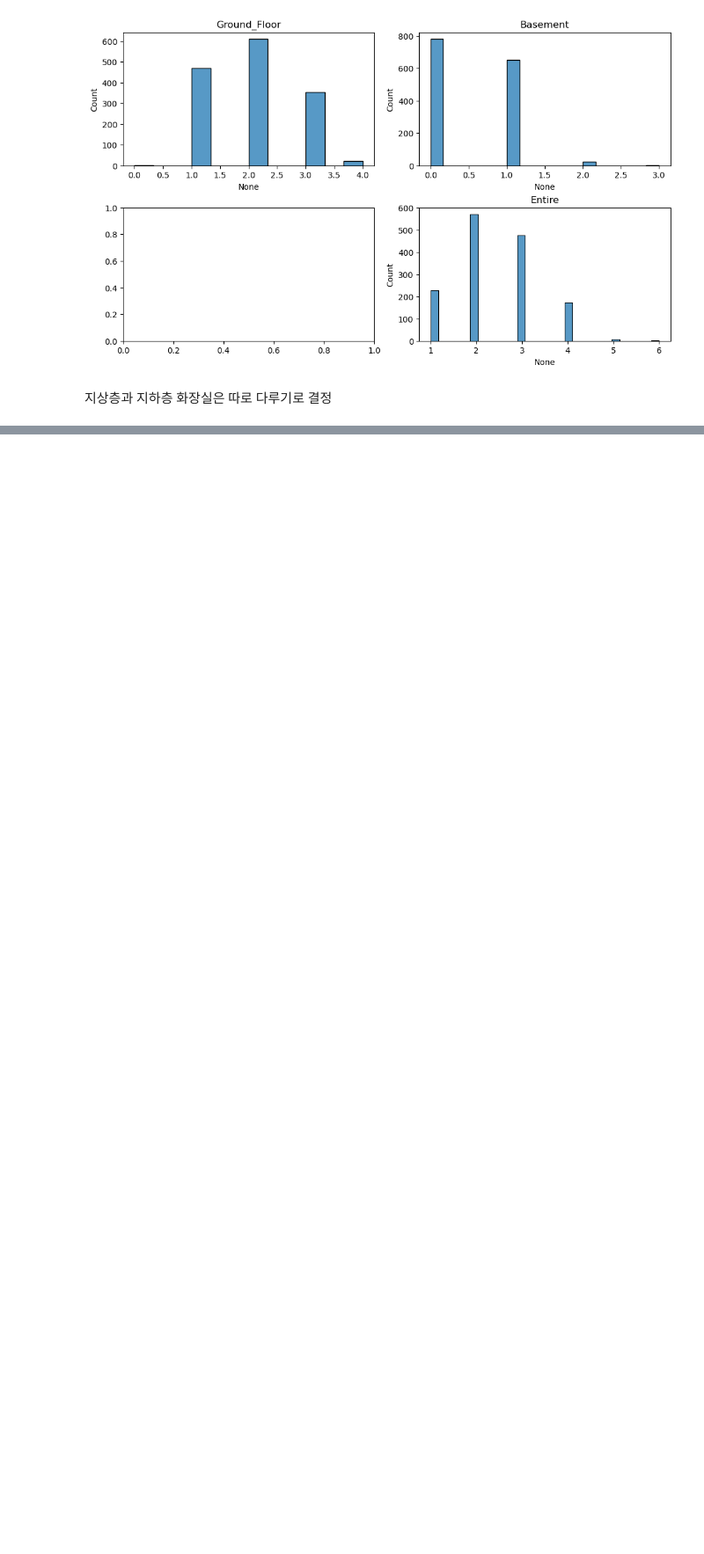
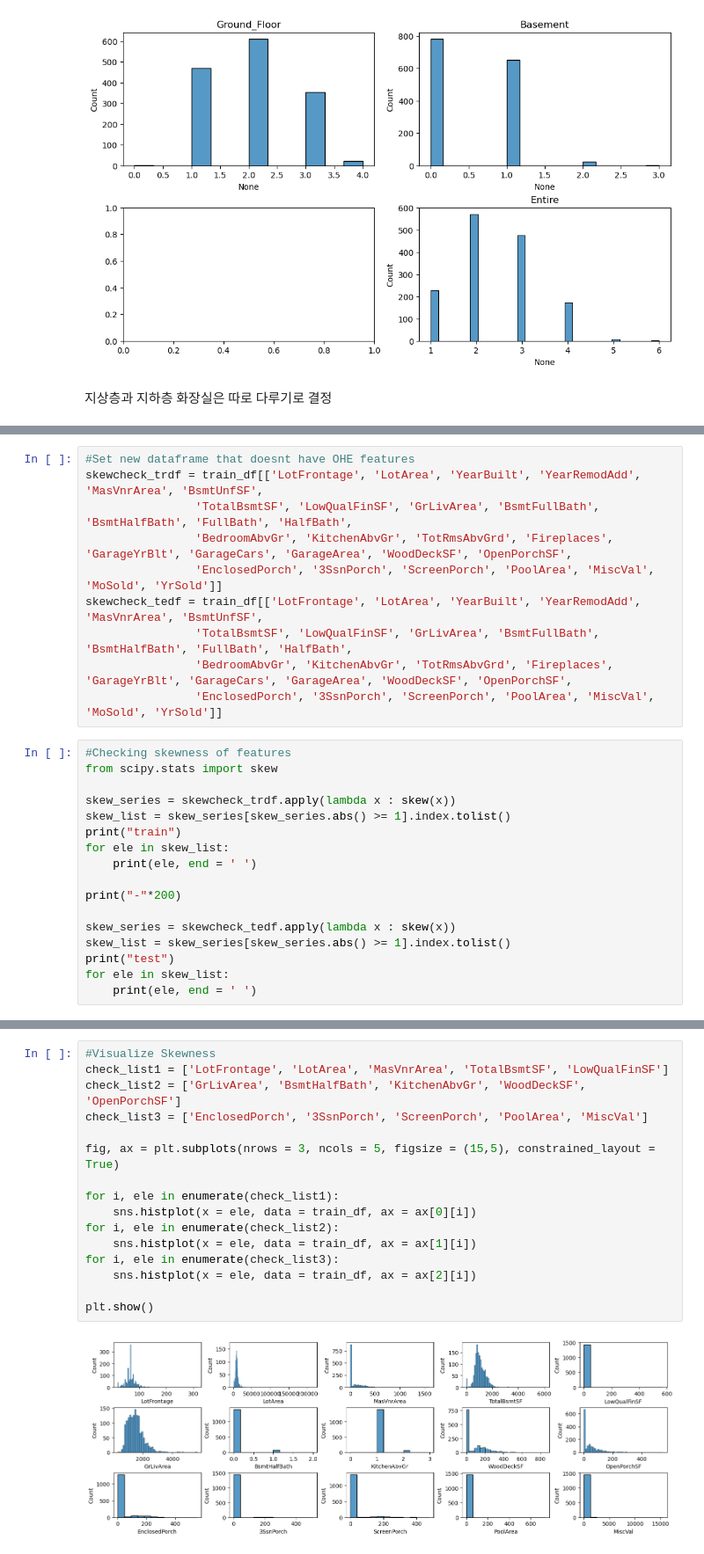
Before and after one commit to JeongHun01/Kaggle, a Jupyter notebook: House_prices/Data_Analysis.ipynb, the cells around one changed output, grey strips where cells are left out. Shown at 88% size. Drawn from its saved outputs; the diff is of its cells as text; blank space fills up the shorter version.

```diff
--- a/House_prices/Data_Analysis.ipynb
+++ b/House_prices/Data_Analysis.ipynb
@@ -772,0 +770,27 @@ print(train_df.columns.tolist())
+# %%
+#Set new dataframe that doesnt have OHE features
+skewcheck_trdf = train_df[['LotFrontage', 'LotArea', 'YearBuilt', 'YearRemodAdd', 'MasVnrArea', 'BsmtUnfSF',
+                'TotalBsmtSF', 'LowQualFinSF', 'GrLivArea', 'BsmtFullBath', 'BsmtHalfBath', 'FullBath', 'HalfBath',
+                'BedroomAbvGr', 'KitchenAbvGr', 'TotRmsAbvGrd', 'Fireplaces', 'GarageYrBlt', 'GarageCars', 'GarageArea', 'WoodDeckSF', 'OpenPorchSF',
+                'EnclosedPorch', '3SsnPorch', 'ScreenPorch', 'PoolArea', 'MiscVal', 'MoSold', 'YrSold']]
+skewcheck_tedf = train_df[['LotFrontage', 'LotArea', 'YearBuilt', 'YearRemodAdd', 'MasVnrArea', 'BsmtUnfSF',
+                'TotalBsmtSF', 'LowQualFinSF', 'GrLivArea', 'BsmtFullBath', 'BsmtHalfBath', 'FullBath', 'HalfBath',
+                'BedroomAbvGr', 'KitchenAbvGr', 'TotRmsAbvGrd', 'Fireplaces', 'GarageYrBlt', 'GarageCars', 'GarageArea', 'WoodDeckSF', 'OpenPorchSF',
+                'EnclosedPorch', '3SsnPorch', 'ScreenPorch', 'PoolArea', 'MiscVal', 'MoSold', 'YrSold']]
+# %%
+#Checking skewness of features
+from scipy.stats import skew
+
+skew_series = skewcheck_trdf.apply(lambda x : skew(x))
+skew_list = skew_series[skew_series.abs() >= 1].index.tolist()
+print("train")
+for ele in skew_list:
+    print(ele, end = ' ')
+
+print("-"*200)
+
+skew_series = skewcheck_tedf.apply(lambda x : skew(x))
+skew_list = skew_series[skew_series.abs() >= 1].index.tolist()
+print("test")
+for ele in skew_list:
+    print(ele, end = ' ')
@@ -772,0 +802,18 @@ print(train_df.columns.tolist())
+# %%
+#Visualize Skewness
+check_list1 = ['LotFrontage', 'LotArea', 'MasVnrArea', 'TotalBsmtSF', 'LowQualFinSF']
+check_list2 = ['GrLivArea', 'BsmtHalfBath', 'KitchenAbvGr', 'WoodDeckSF', 'OpenPorchSF']
+check_list3 = ['EnclosedPorch', '3SsnPorch', 'ScreenPorch', 'PoolArea', 'MiscVal']
+
+fig, ax = plt.subplots(nrows = 3, ncols = 5, figsize = (15,5), constrained_layout = True)
+
+for i, ele in enumerate(check_list1):
+    sns.histplot(x = ele, data = train_df, ax = ax[0][i])
+for i, ele in enumerate(check_list2):
+    sns.histplot(x = ele, data = train_df, ax = ax[1][i])
+for i, ele in enumerate(check_list3):
+    sns.histplot(x = ele, data = train_df, ax = ax[2][i])
+
+plt.show()
+# %% [output]
+[figure, added]
```
Also changed, not shown: parts of 18 cells of this notebook.
